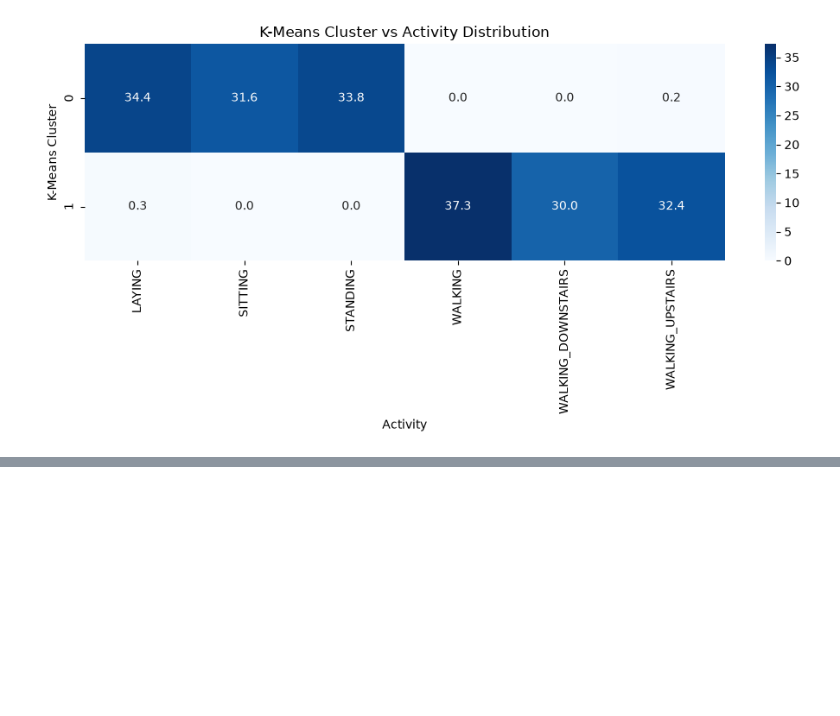
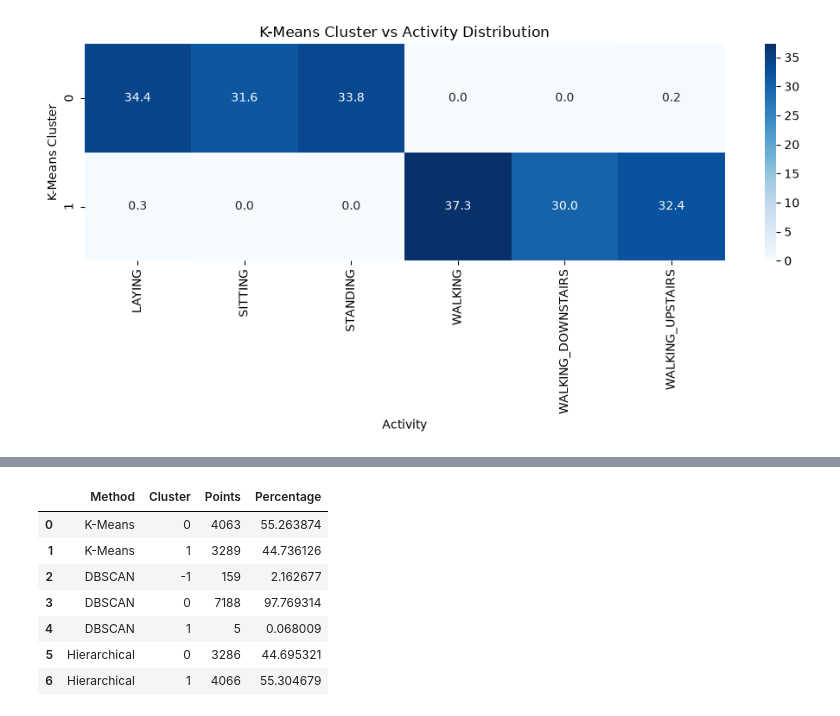
Before and after one commit to Debankumardas/Dimensionality-Reduction-Clustering, a Jupyter notebook: notebooks/dimensionality_reduction_clustering.ipynb, the cells around one changed output, grey strips where cells are left out. Saved outputs shown, nothing was run; the diff lists cells and outputs as text; code cells hidden in the pictures; blank space fills up the shorter version.

Commit message:
Enhance clustering evaluation and final analysis

```diff
--- a/notebooks/dimensionality_reduction_clustering.ipynb
+++ b/notebooks/dimensionality_reduction_clustering.ipynb
@@ -1007,0 +1083,50 @@ from scipy.cluster.hierarchy import dendrogram, linkage
+# %%
+cluster_size_results = []
+
+# K-Means
+kmeans_counts = pd.Series(kmeans_labels).value_counts().sort_index()
+
+for cluster, count in kmeans_counts.items():
+    cluster_size_results.append({
+        "Method": "K-Means",
+        "Cluster": cluster,
+        "Points": count,
+        "Percentage": count / len(kmeans_labels) * 100
+    })
+
+# DBSCAN
+dbscan_counts = pd.Series(dbscan_labels).value_counts().sort_index()
+
+for cluster, count in dbscan_counts.items():
+    cluster_size_results.append({
+        "Method": "DBSCAN",
+        "Cluster": cluster,
+        "Points": count,
+        "Percentage": count / len(dbscan_labels) * 100
+    })
+
+# Hierarchical
+hierarchical_counts = pd.Series(
+    hierarchical_labels
+).value_counts().sort_index()
+
+for cluster, count in hierarchical_counts.items():
+    cluster_size_results.append({
+        "Method": "Hierarchical",
+        "Cluster": cluster,
+        "Points": count,
+        "Percentage": count / len(hierarchical_labels) * 100
+    })
+
+cluster_size_df = pd.DataFrame(cluster_size_results)
+
+cluster_size_df
+# %% [output]
+|  | Method | Cluster | Points | Percentage |
+| 0 | K-Means | 0 | 4063 | 55.263874 |
+| 1 | K-Means | 1 | 3289 | 44.736126 |
+| 2 | DBSCAN | -1 | 159 | 2.162677 |
+| 3 | DBSCAN | 0 | 7188 | 97.769314 |
+| 4 | DBSCAN | 1 | 5 | 0.068009 |
+| 5 | Hierarchical | 0 | 3286 | 44.695321 |
+| 6 | Hierarchical | 1 | 4066 | 55.304679 |
```
Also changed, not shown: parts of 7 cells of this notebook.
